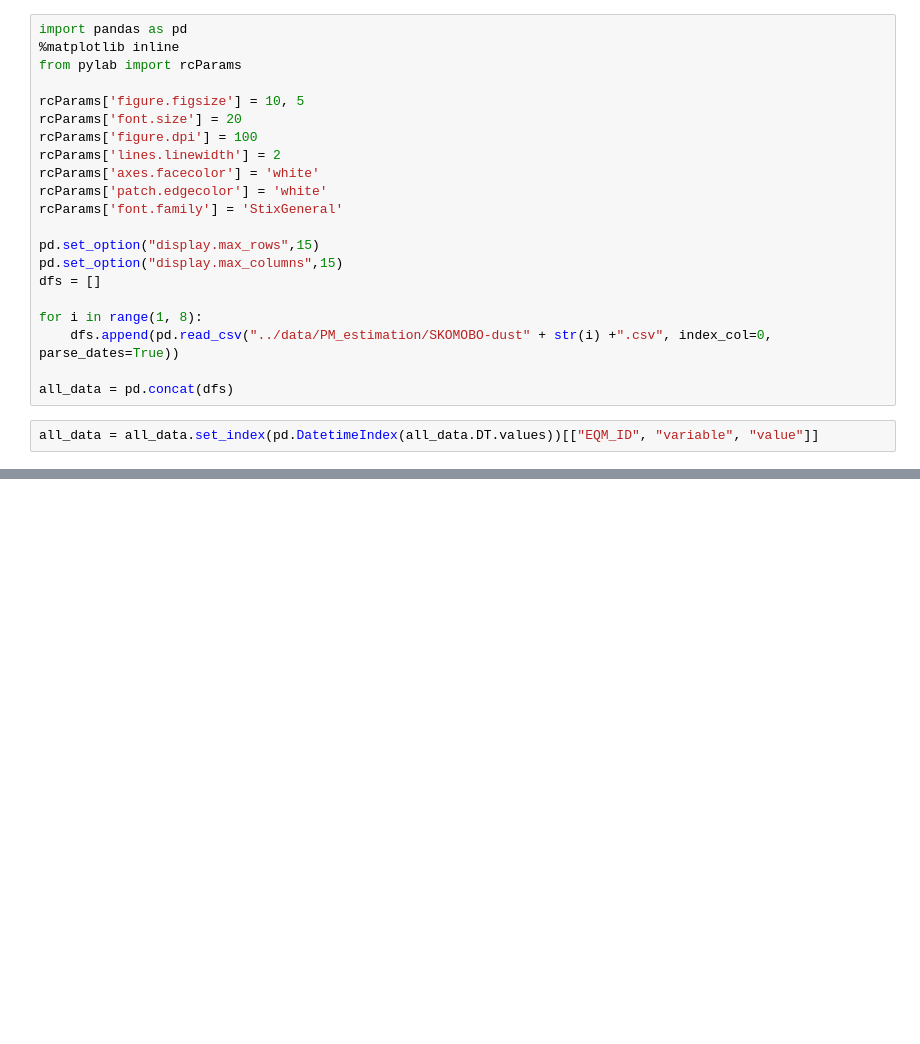
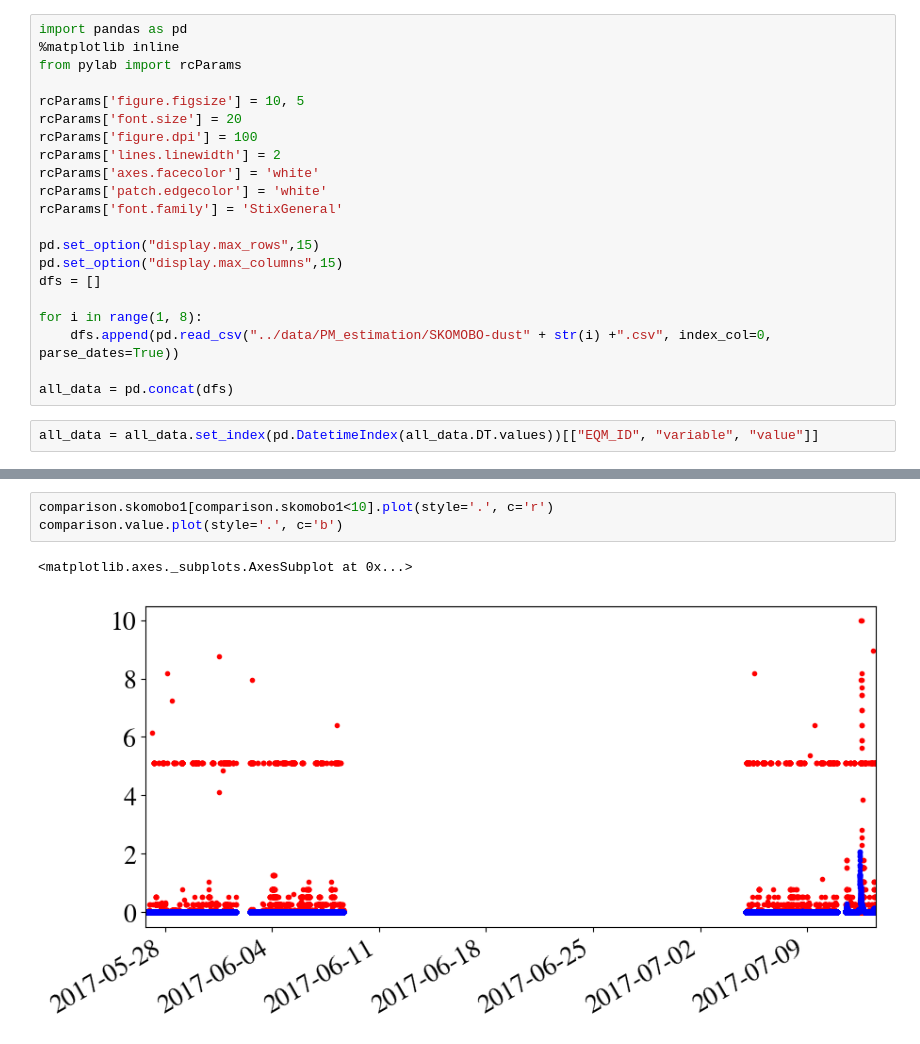
Before and after one commit to SKOMOBO/data_analysis, a Jupyter notebook: notebooks/neater_analysis.ipynb, the cells around one changed output, grey strips where cells are left out. Saved outputs shown, nothing was run; the diff lists cells and outputs as text; blank space fills up the shorter version.

```diff
--- a/notebooks/neater_analysis.ipynb
+++ b/notebooks/neater_analysis.ipynb
@@ -51,0 +63,6 @@ skomobo
+# %%
+comparison.skomobo1[comparison.skomobo1<10].plot(style='.', c='r')
+comparison.value.plot(style='.', c='b')
+# %% [output]
+<matplotlib.axes._subplots.AxesSubplot at 0x...>
+[figure, added]
```
Also changed, not shown: parts of 131 cells of this notebook.
